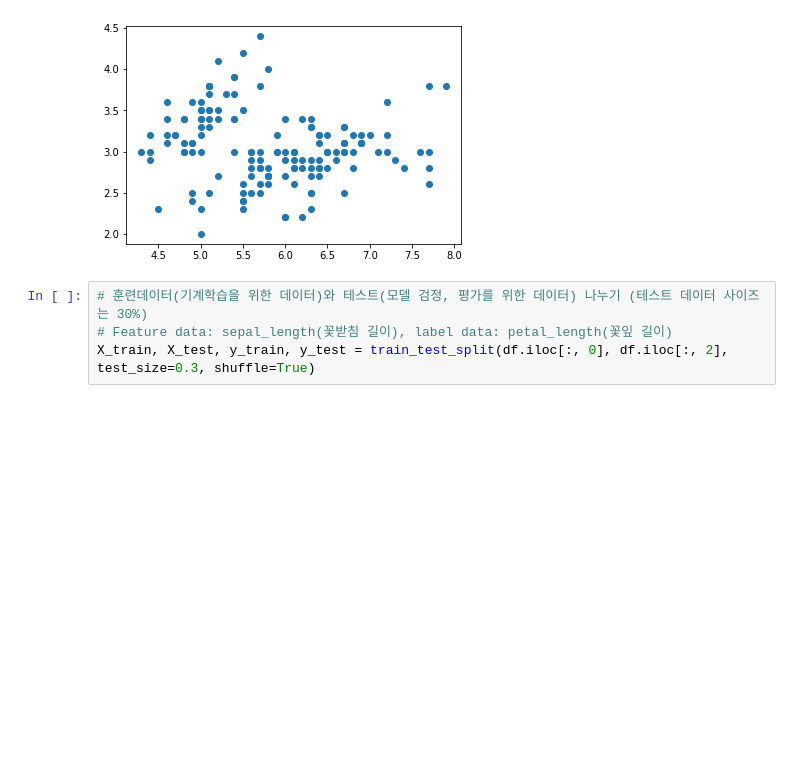
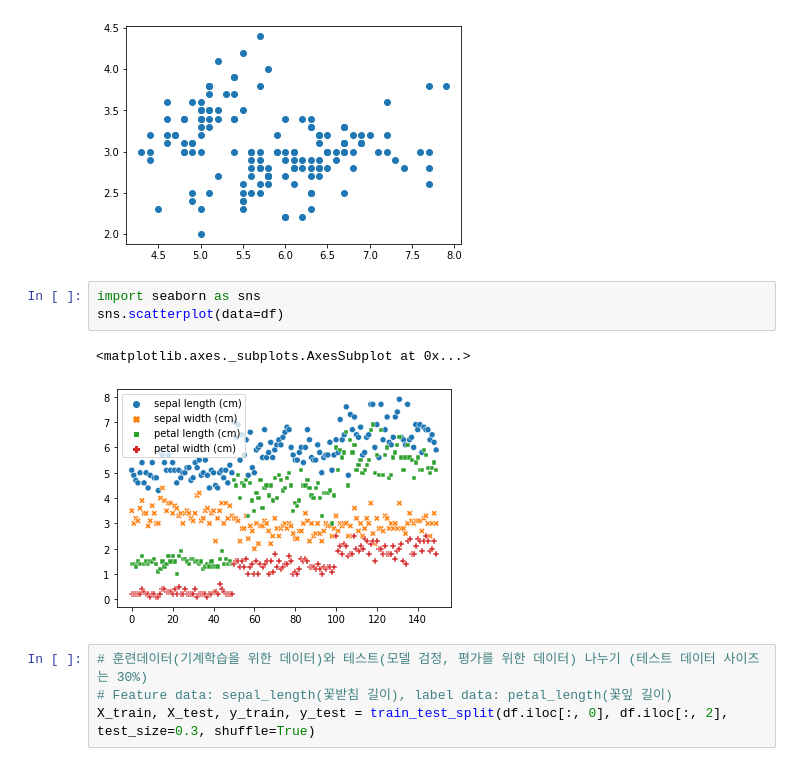
Before and after one commit to higodsky/aicoding, a Jupyter notebook: AI코딩실습.ipynb, the cells around one changed output. Saved outputs shown, nothing was run; the diff lists cells and outputs as text; blank space fills up the shorter version.

```diff
--- a/AI코딩실습.ipynb
+++ b/AI코딩실습.ipynb
@@ -66,6 +71,12 @@ plt.scatter(df.iloc[:, 0], df.iloc[:, 1])
 # %% [output]
 <matplotlib.collections.PathCollection at 0x...>
 [figure]
+# %%
+import seaborn as sns
+sns.scatterplot(data=df)
+# %% [output]
+<matplotlib.axes._subplots.AxesSubplot at 0x...>
+[figure, added]
 # %%
 # 훈련데이터(기계학습을 위한 데이터)와 테스트(모델 검정, 평가를 위한 데이터) 나누기 (테스트 데이터 사이즈는 30%)
 # Feature data: sepal_length(꽃받침 길이), label data: petal_length(꽃잎 길이)
```
Also changed, not shown: parts of 9 cells of this notebook.
